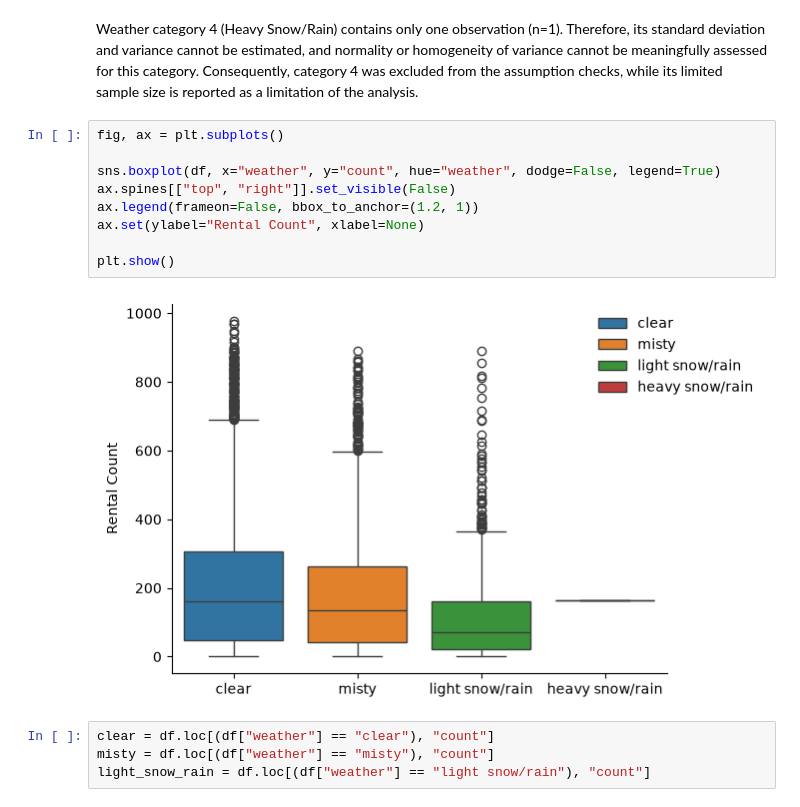
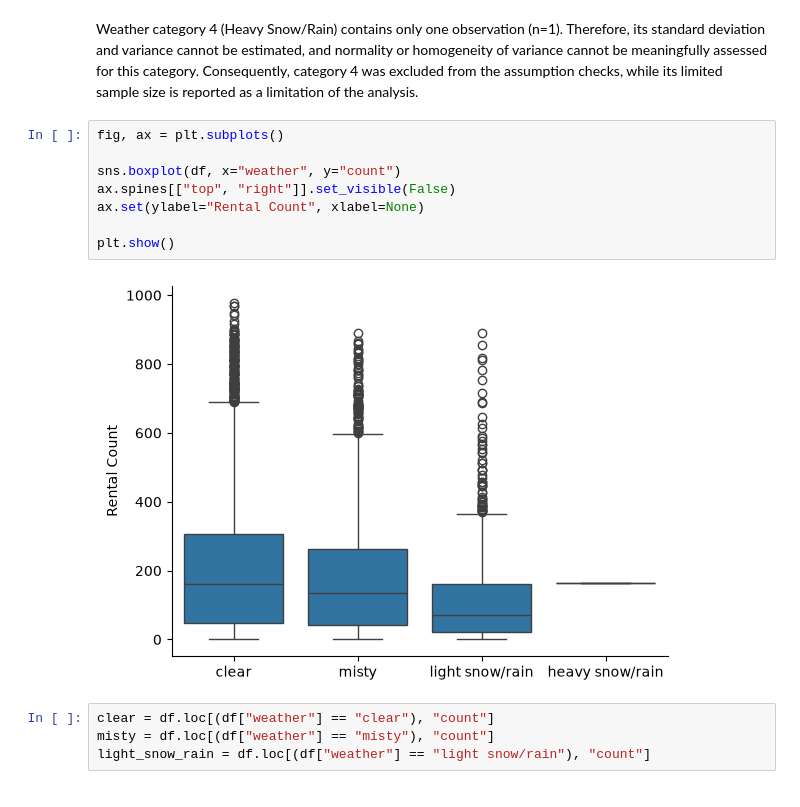
Before and after one commit to Yuvi977/Yulu-Bike-Sharing-Hypothesis-Testing, a Jupyter notebook: Business_Case_Yulu_Hypothesis_Testing.ipynb, the cells around one changed output. Saved outputs shown, nothing was run; the diff lists cells and outputs as text.

```diff
--- a/Business_Case_Yulu_Hypothesis_Testing.ipynb
+++ b/Business_Case_Yulu_Hypothesis_Testing.ipynb
@@ -628,14 +618,13 @@ Weather category 4 (Heavy Snow/Rain) contains only one observation (n=1). Theref
 # %%
 fig, ax = plt.subplots()
 
-sns.boxplot(df, x="weather", y="count", hue="weather", dodge=False, legend=True)
+sns.boxplot(df, x="weather", y="count")
 ax.spines[["top", "right"]].set_visible(False)
-ax.legend(frameon=False, bbox_to_anchor=(1.2, 1))
 ax.set(ylabel="Rental Count", xlabel=None)
 
 plt.show()
 # %% [output]
-[figure, old version]
+[figure, new version]
 # %%
 clear = df.loc[(df["weather"] == "clear"), "count"]
 misty = df.loc[(df["weather"] == "misty"), "count"]
```
Also changed, not shown: parts of 18 cells of this notebook.
